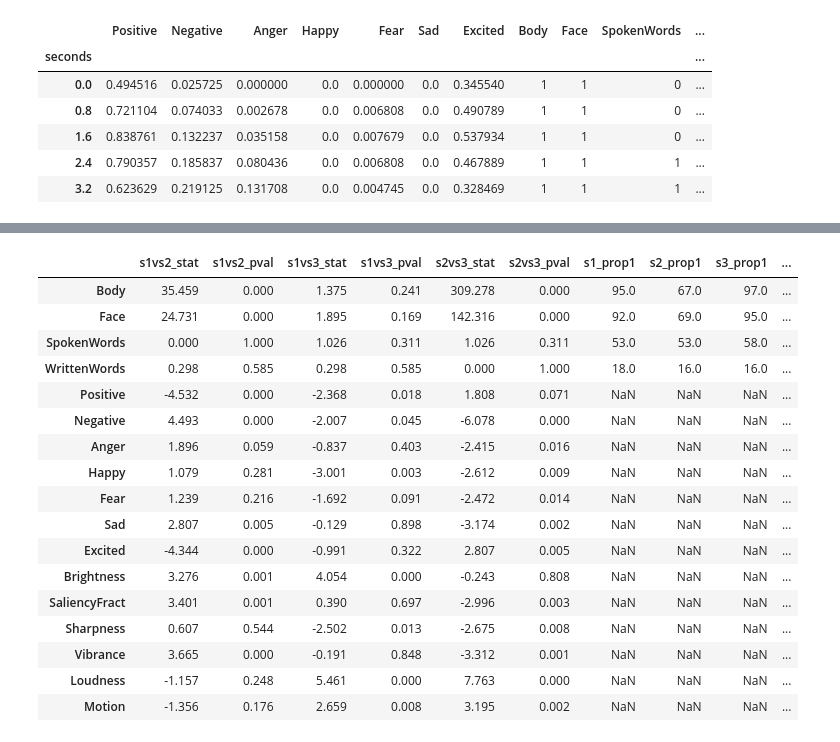
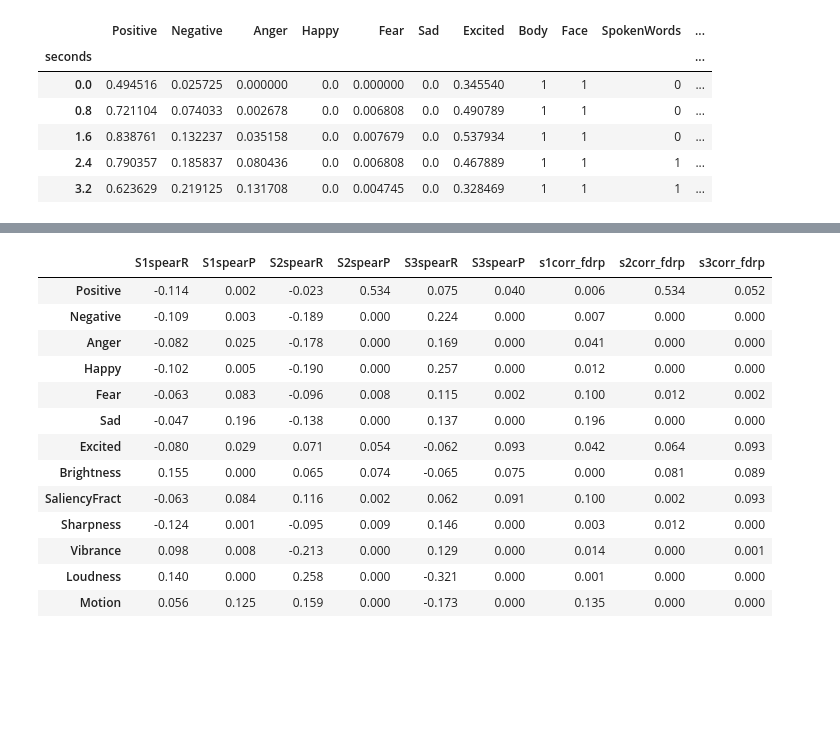
Before and after one commit to catcamacho/hbn_brain_states_gen_anx, a Jupyter notebook: 2_StateFeatureAnalysis.ipynb, the cells around one changed output, grey strips where cells are left out. Cells and saved outputs as stored; diff of their text form; code cells hidden in the pictures; blank space fills up the shorter version.

```diff
--- a/2_StateFeatureAnalysis.ipynb
+++ b/2_StateFeatureAnalysis.ipynb
@@ -261,38 +248,35 @@ stats
 # %%
+stats = pd.DataFrame()
 for f in emo_f + ll_f:
-    stats.loc[f,'s1vs2_stat'],stats.loc[f,'s1vs2_pval'] = scp.ttest_ind(combo.loc[combo['state']==1,f],combo.loc[combo['state']==2,f])
-    stats.loc[f,'s1vs3_stat'],stats.loc[f,'s1vs3_pval'] = scp.ttest_ind(combo.loc[combo['state']==1,f],combo.loc[combo['state']==3,f])
-    stats.loc[f,'s2vs3_stat'],stats.loc[f,'s2vs3_pval'] = scp.ttest_ind(combo.loc[combo['state']==2,f],combo.loc[combo['state']==3,f])
-    stats.loc[f,'s1_mean'] = combo.loc[combo['state']==1,f].mean(axis=0)
-    stats.loc[f,'s2_mean'] = combo.loc[combo['state']==2,f].mean(axis=0)
-    stats.loc[f,'s3_mean'] = combo.loc[combo['state']==3,f].mean(axis=0)
+    stats.loc[f,'S1spearR'],stats.loc[f,'S1spearP'] = scp.spearmanr(combo.loc[:,f],combo.loc[:,'state1_prob'])
+    stats.loc[f,'S2spearR'],stats.loc[f,'S2spearP'] = scp.spearmanr(combo.loc[:,f],combo.loc[:,'state2_prob'])
+    stats.loc[f,'S3spearR'],stats.loc[f,'S3spearP'] = scp.spearmanr(combo.loc[:,f],combo.loc[:,'state3_prob'])
 
 # perform fdr correction
 from statsmodels.stats.multitest import fdrcorrection
-_, stats.loc[:,'s1vs2_fdrp'] = fdrcorrection(stats.loc[:,'s1vs2_pval'])
-_, stats.loc[:,'s1vs3_fdrp'] = fdrcorrection(stats.loc[:,'s1vs3_pval'])
-_, stats.loc[:,'s2vs3_fdrp'] = fdrcorrection(stats.loc[:,'s2vs3_pval'])
+#_, stats.loc[:,'s1vs2_fdrp'] = fdrcorrection(stats.loc[:,'s1vs2_pval'])
+#_, stats.loc[:,'s1vs3_fdrp'] = fdrcorrection(stats.loc[:,'s1vs3_pval'])
+#_, stats.loc[:,'s2vs3_fdrp'] = fdrcorrection(stats.loc[:,'s2vs3_pval'])
+_, stats.loc[:,'s1corr_fdrp'] = fdrcorrection(stats.loc[:,'S1spearP'])
+_, stats.loc[:,'s2corr_fdrp'] = fdrcorrection(stats.loc[:,'S2spearP'])
+_, stats.loc[:,'s3corr_fdrp'] = fdrcorrection(stats.loc[:,'S3spearP'])
 
-stats.round(3).to_csv(os.path.join(out_folder, 'feature_state_stats.csv'))
+stats.round(3).to_csv(os.path.join(out_folder, 'feature_state_stats_corr.csv'))
 stats.round(3)
 # %% [output]
-|  | s1vs2_stat | s1vs2_pval | s1vs3_stat | s1vs3_pval | s2vs3_stat | s2vs3_pval | s1_prop1 | s2_prop1 | s3_prop1 | ... |
-| Body | 35.459 | 0.000 | 1.375 | 0.241 | 309.278 | 0.000 | 95.0 | 67.0 | 97.0 | ... |
-| Face | 24.731 | 0.000 | 1.895 | 0.169 | 142.316 | 0.000 | 92.0 | 69.0 | 95.0 | ... |
-| SpokenWords | 0.000 | 1.000 | 1.026 | 0.311 | 1.026 | 0.311 | 53.0 | 53.0 | 58.0 | ... |
-| WrittenWords | 0.298 | 0.585 | 0.298 | 0.585 | 0.000 | 1.000 | 18.0 | 16.0 | 16.0 | ... |
-| Positive | -4.532 | 0.000 | -2.368 | 0.018 | 1.808 | 0.071 | NaN | NaN | NaN | ... |
-| Negative | 4.493 | 0.000 | -2.007 | 0.045 | -6.078 | 0.000 | NaN | NaN | NaN | ... |
-| Anger | 1.896 | 0.059 | -0.837 | 0.403 | -2.415 | 0.016 | NaN | NaN | NaN | ... |
-| Happy | 1.079 | 0.281 | -3.001 | 0.003 | -2.612 | 0.009 | NaN | NaN | NaN | ... |
-| Fear | 1.239 | 0.216 | -1.692 | 0.091 | -2.472 | 0.014 | NaN | NaN | NaN | ... |
-| Sad | 2.807 | 0.005 | -0.129 | 0.898 | -3.174 | 0.002 | NaN | NaN | NaN | ... |
-| Excited | -4.344 | 0.000 | -0.991 | 0.322 | 2.807 | 0.005 | NaN | NaN | NaN | ... |
-| Brightness | 3.276 | 0.001 | 4.054 | 0.000 | -0.243 | 0.808 | NaN | NaN | NaN | ... |
-| SaliencyFract | 3.401 | 0.001 | 0.390 | 0.697 | -2.996 | 0.003 | NaN | NaN | NaN | ... |
-| Sharpness | 0.607 | 0.544 | -2.502 | 0.013 | -2.675 | 0.008 | NaN | NaN | NaN | ... |
-| Vibrance | 3.665 | 0.000 | -0.191 | 0.848 | -3.312 | 0.001 | NaN | NaN | NaN | ... |
-| Loudness | -1.157 | 0.248 | 5.461 | 0.000 | 7.763 | 0.000 | NaN | NaN | NaN | ... |
-| Motion | -1.356 | 0.176 | 2.659 | 0.008 | 3.195 | 0.002 | NaN | NaN | NaN | ... |
+|  | S1spearR | S1spearP | S2spearR | S2spearP | S3spearR | S3spearP | s1corr_fdrp | s2corr_fdrp | s3corr_fdrp |
+| Positive | -0.114 | 0.002 | -0.023 | 0.534 | 0.075 | 0.040 | 0.006 | 0.534 | 0.052 |
+| Negative | -0.109 | 0.003 | -0.189 | 0.000 | 0.224 | 0.000 | 0.007 | 0.000 | 0.000 |
+| Anger | -0.082 | 0.025 | -0.178 | 0.000 | 0.169 | 0.000 | 0.041 | 0.000 | 0.000 |
+| Happy | -0.102 | 0.005 | -0.190 | 0.000 | 0.257 | 0.000 | 0.012 | 0.000 | 0.000 |
+| Fear | -0.063 | 0.083 | -0.096 | 0.008 | 0.115 | 0.002 | 0.100 | 0.012 | 0.002 |
+| Sad | -0.047 | 0.196 | -0.138 | 0.000 | 0.137 | 0.000 | 0.196 | 0.000 | 0.000 |
+| Excited | -0.080 | 0.029 | 0.071 | 0.054 | -0.062 | 0.093 | 0.042 | 0.064 | 0.093 |
+| Brightness | 0.155 | 0.000 | 0.065 | 0.074 | -0.065 | 0.075 | 0.000 | 0.081 | 0.089 |
+| SaliencyFract | -0.063 | 0.084 | 0.116 | 0.002 | 0.062 | 0.091 | 0.100 | 0.002 | 0.093 |
+| Sharpness | -0.124 | 0.001 | -0.095 | 0.009 | 0.146 | 0.000 | 0.003 | 0.012 | 0.000 |
+| Vibrance | 0.098 | 0.008 | -0.213 | 0.000 | 0.129 | 0.000 | 0.014 | 0.000 | 0.001 |
+| Loudness | 0.140 | 0.000 | 0.258 | 0.000 | -0.321 | 0.000 | 0.001 | 0.000 | 0.000 |
+| Motion | 0.056 | 0.125 | 0.159 | 0.000 | -0.173 | 0.000 | 0.135 | 0.000 | 0.000 |
 # %%
 stats
```
Also changed, not shown: parts of 3 cells of this notebook, 2 other files.
